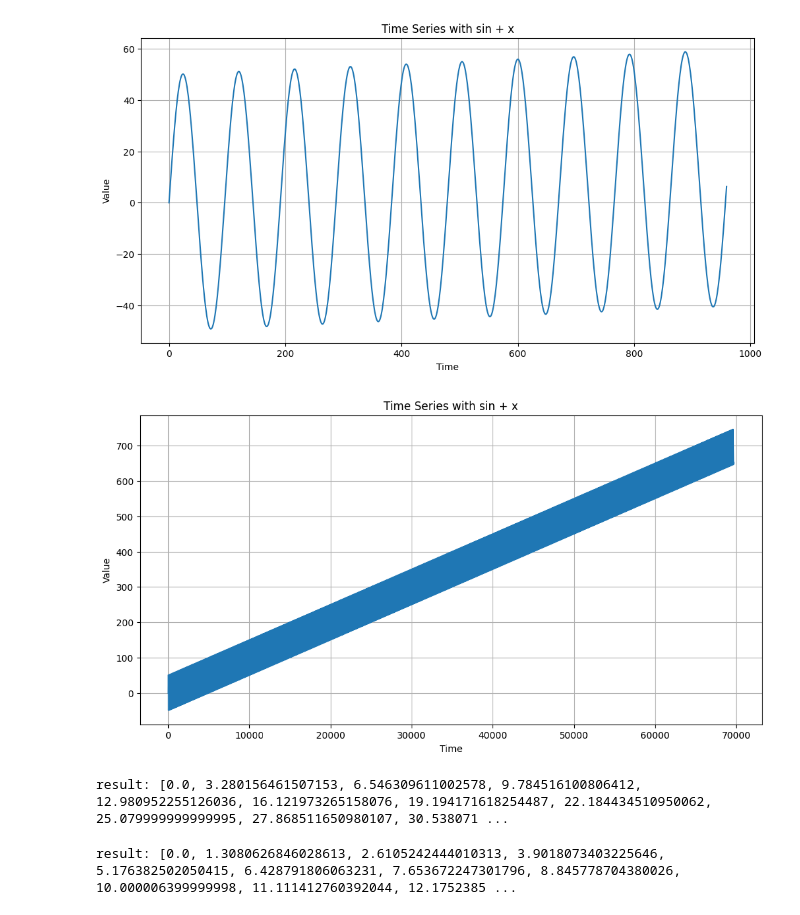
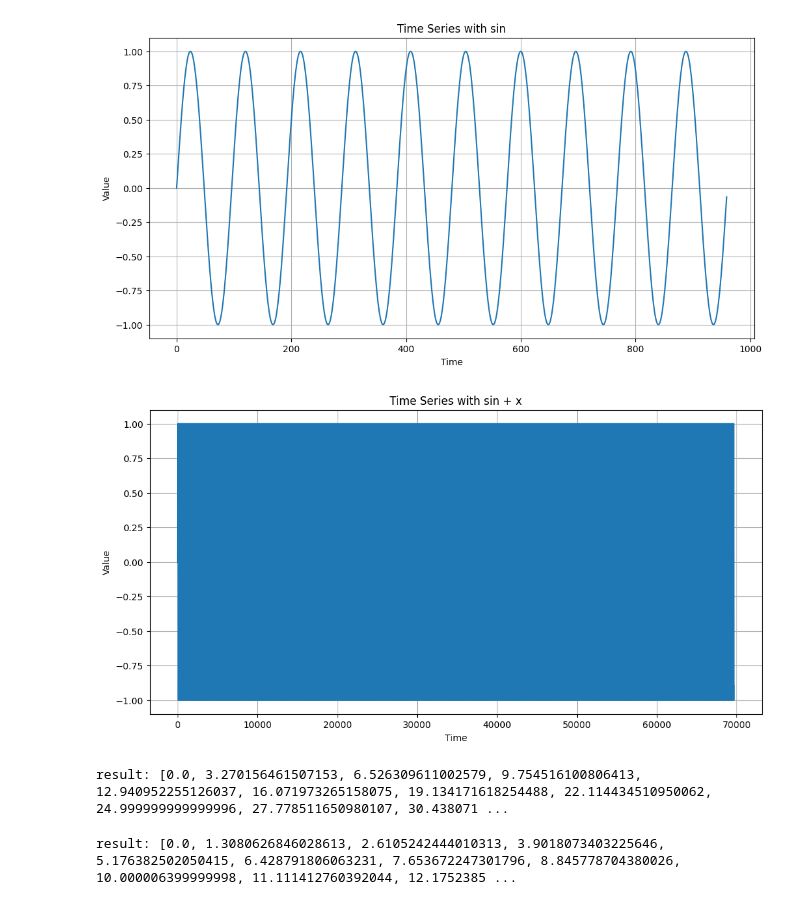
Before and after one commit to LiSiruiRay/Autoformer, a Jupyter notebook: data_generate.ipynb, the cells around one changed output. Saved outputs shown, nothing was run; the diff lists cells and outputs as text; code cells hidden in the pictures.

```diff
--- a/data_generate.ipynb
+++ b/data_generate.ipynb
@@ -2,12 +2,12 @@
 import matplotlib.pyplot as pyplot
 import math
 # %%
-def generate_sine_points(num_points, t = 96):
+def generate_sine_points(num_points, t = 96, amplitude = 1):
     points = []
     for i in range(num_points):
         # x = x_max * (i / (num_points - 1))  # Scale x from 0 to x_max
         x = i
-        y = math.sin(2*math.pi / t * i)
+        y = math.sin(2*math.pi / t * i) * amplitude
         points.append(y)
     return points
 
@@ -31,17 +31,17 @@ def identidy_e_n2(x):
 n = 69680
 t = 96
 amplitude = 50
-non_stat_x_points = generate_clean_non_station_sin_points(n, identidy_e_n3, amplitude = amplitude)
+non_stat_x_points = generate_sine_points(n)
 # %%
 pyplot.figure(figsize=(12, 6))
 pyplot.plot(non_stat_x_points[:10*t])
-pyplot.title('Time Series with sin + x')
+pyplot.title('Time Series with sin')
 pyplot.xlabel('Time')
 pyplot.ylabel('Value')
 pyplot.grid(True)
 pyplot.show()
 # %% [output]
-[figure, old version]
+[figure, new version]
 # %%
 pyplot.figure(figsize=(12, 6))
 pyplot.plot(non_stat_x_points)
@@ -51,5 +51,5 @@ pyplot.ylabel('Value')
 pyplot.grid(True)
 pyplot.show()
 # %% [output]
-[figure, old version]
+[figure, new version]
 # %%
@@ -75,14 +75,13 @@ def generate_stationary_data(generate_function, f, amplitude, length: int, perio
     cut_df.to_csv(data_path, index=False) #'dataset/self_made/sin_on_line_10k.csv'
     return cut_df
 # %%
-sin_x = generate_stationary_data(generate_function = generate_clean_non_station_sin_points,
-                         f = identidy_e_n2,
+sin_x = generate_stationary_data(generate_function = generate_sine_points,
                          amplitude = 50,
                          length = 69680,
                          period = 96,
-                         data_path = 'dataset/self_made/non_stat_data_sin_xen2_p96_amp50.csv')
+                         data_path = 'dataset/self_made/pure_sin_p96.csv')
 # %% [output]
-result: [0.0, 3.280156461507153, 6.546309611002578, 9.784516100806412, 12.980952255126036, 16.121973265158076, 19.194171618254487, 22.184434510950062, 25.079999999999995, 27.868511650980107, 30.538071 ...
+result: [0.0, 3.270156461507153, 6.526309611002579, 9.754516100806413, 12.940952255126037, 16.071973265158075, 19.134171618254488, 22.114434510950062, 24.999999999999996, 27.778511650980107, 30.438071 ...
 # %%
 def x_sq_en7(x):
     return (x**2) * 1e-7
```
Also changed, not shown: parts of 5 cells of this notebook, 3 other files.
